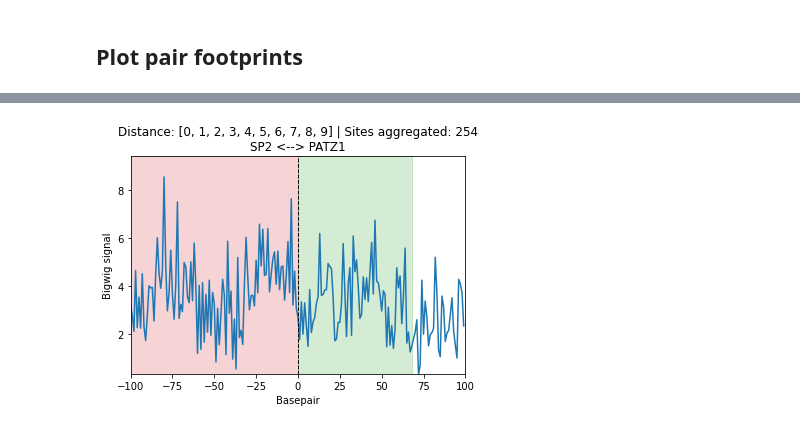
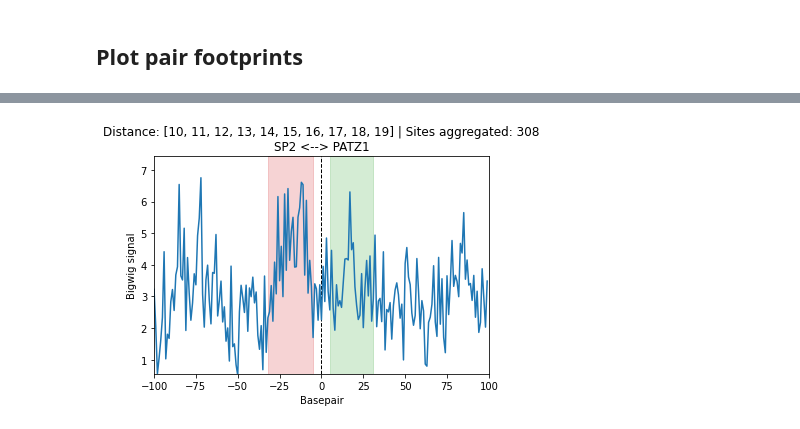
Before and after one commit to loosolab/TF-COMB, a Jupyter notebook: examples/plot_pair_footprints.ipynb, the cells around one changed output, grey strips where cells are left out. Saved outputs shown, nothing was run; the diff lists cells and outputs as text; code cells hidden in the pictures.

```diff
--- a/examples/plot_pair_footprints.ipynb
+++ b/examples/plot_pair_footprints.ipynb
@@ -91,4 +91,4 @@ AttributeError: can't set attribute
 # %%
-_ = pairs.pairTrack(dist=list(range(0,10)))
+_ = pairs.pairTrack(dist=list(range(10,20)))
 # %% [output]
-[figure, old version]
+[figure, new version]
```
Also changed, not shown: parts of 7 cells of this notebook.
